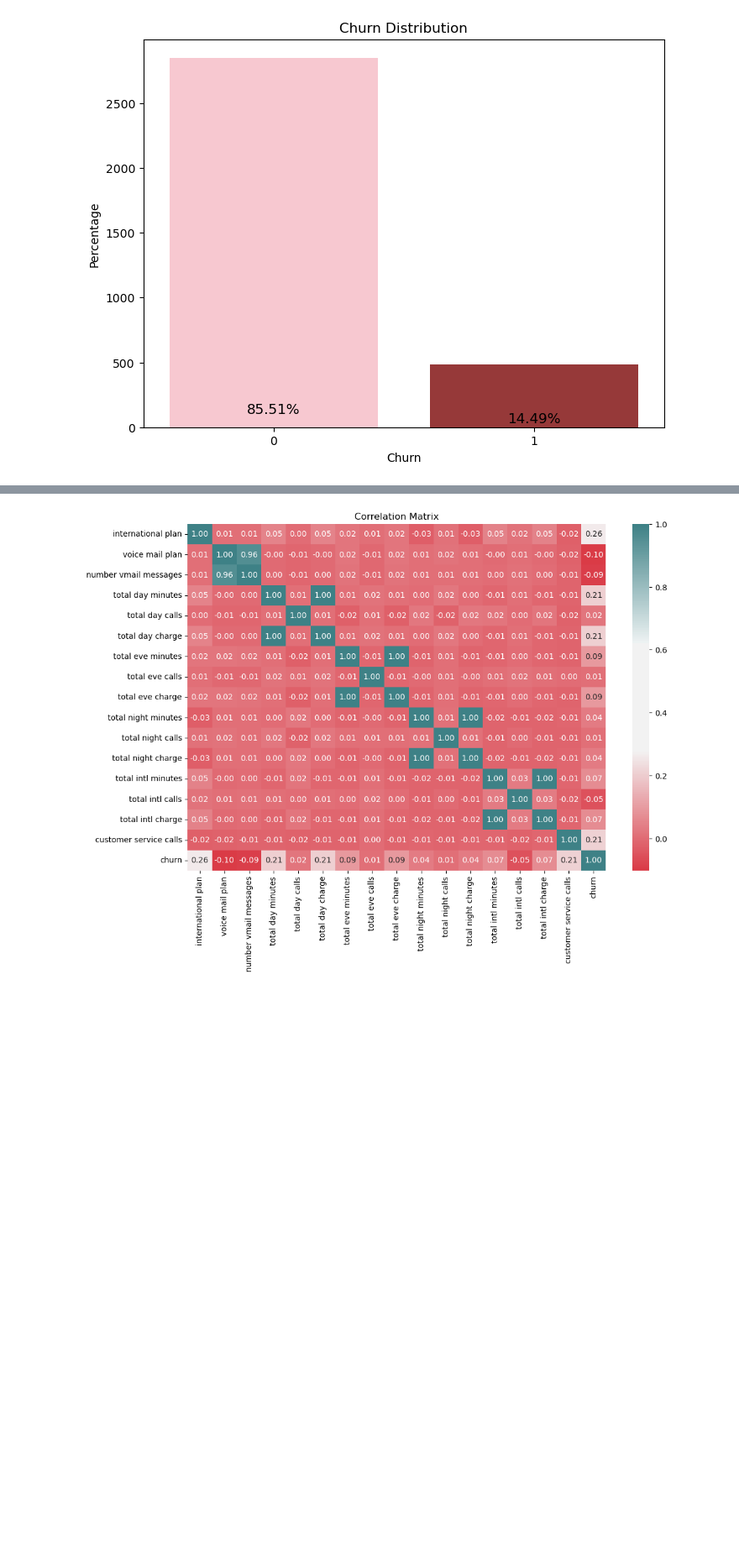
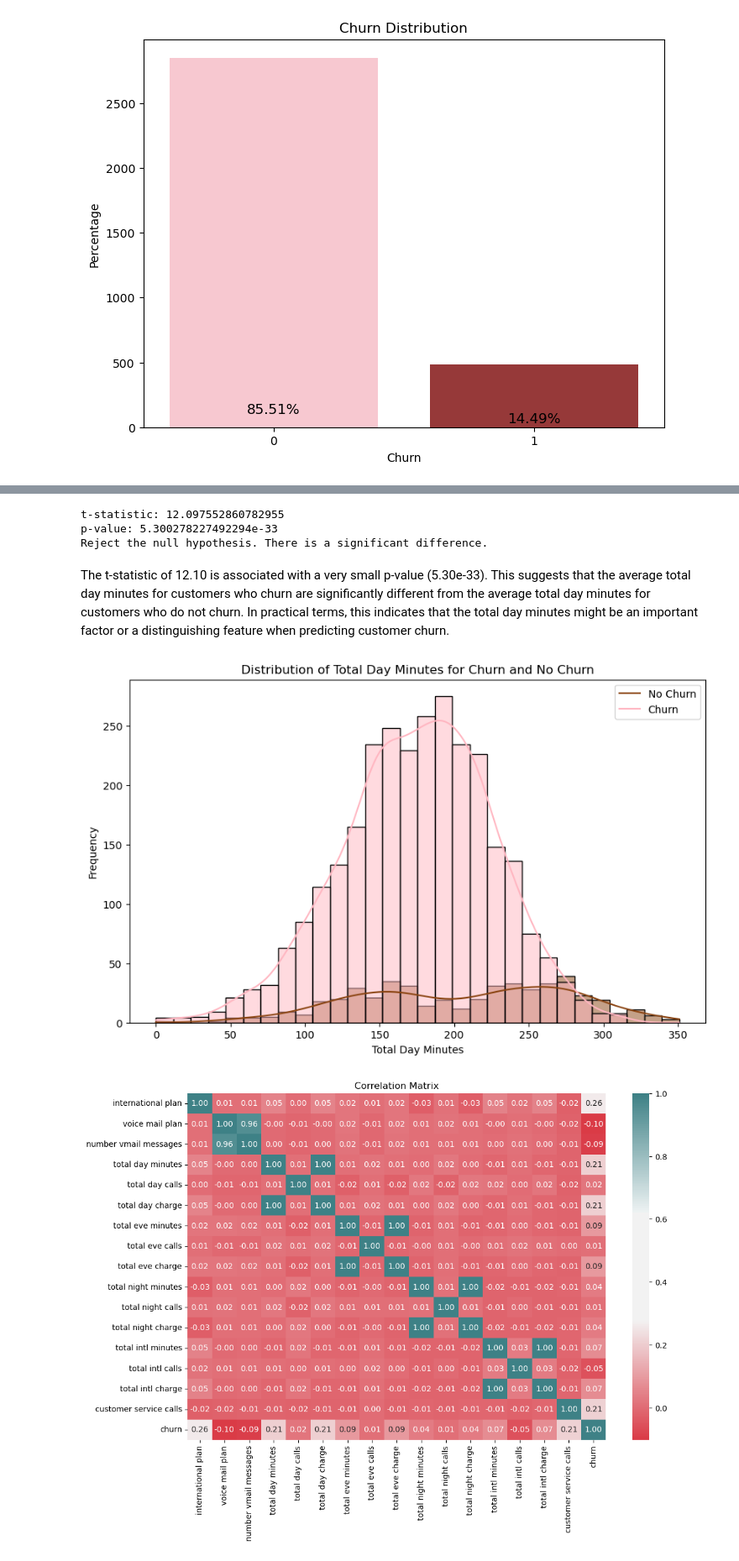
Before and after one commit to Adhiambo254/phase3Project, a Jupyter notebook: index.ipynb, the cells around one changed output, grey strips where cells are left out. Shown: that part at 84% size. Saved outputs shown, nothing was run; the diff lists cells and outputs as text; code cells hidden in the pictures; blank space fills up the shorter version.

```diff
--- a/index.ipynb
+++ b/index.ipynb
@@ -148,3 +181,40 @@ The dataset is unbalanced with about 14.49% of  objects belonging to class 1
+# %%
+from scipy.stats import ttest_ind
+
+# Example data (replace with your actual data)
+total_day_minutes_churn = df[df['churn'] == 1]['total day minutes']
+total_day_minutes_no_churn = df[df['churn'] == 0]['total day minutes']
+
+# Perform two-sample t-test
+t_stat, p_value = ttest_ind(total_day_minutes_churn, total_day_minutes_no_churn)
+
+# Print results
+print("t-statistic:", t_stat)
+print("p-value:", p_value)
+
+# Compare p-value to significance level
+alpha = 0.05
+if p_value < alpha:
+    print("Reject the null hypothesis. There is a significant difference.")
+else:
+    print("Fail to reject the null hypothesis. No significant difference.")
+# %% [output]
+t-statistic: 12.097552860782955
+p-value: 5.300278227492294e-33
+Reject the null hypothesis. There is a significant difference.
+# %% [markdown]
+The t-statistic of 12.10 is associated with a very small p-value (5.30e-33). This suggests that the average total day minutes for customers who churn are significantly different from the average total day minutes for customers who do not churn. In practical terms, this indicates that the total day minutes might be an important factor or a distinguishing feature when predicting customer churn.
+# %%
+# Visualize the distribution of total day minutes for churn and no churn with pink and brown colors
+plt.figure(figsize=(10, 6))
+sns.histplot(df, x='total day minutes', hue='churn', bins=30, kde=True, palette=["#FFB6C1", "#8B4513"])
+plt.title('Distribution of Total Day Minutes for Churn and No Churn')
+plt.xlabel('Total Day Minutes')
+plt.ylabel('Frequency')
+plt.legend(labels=['No Churn', 'Churn'])
+plt.show()
+# %% [output]
+[figure, added]
 # %%
 # 2. Correlation matrix
 plt.figure(figsize=(12, 8))
```
Also changed, not shown: parts of 21 cells of this notebook, 1 other file.
